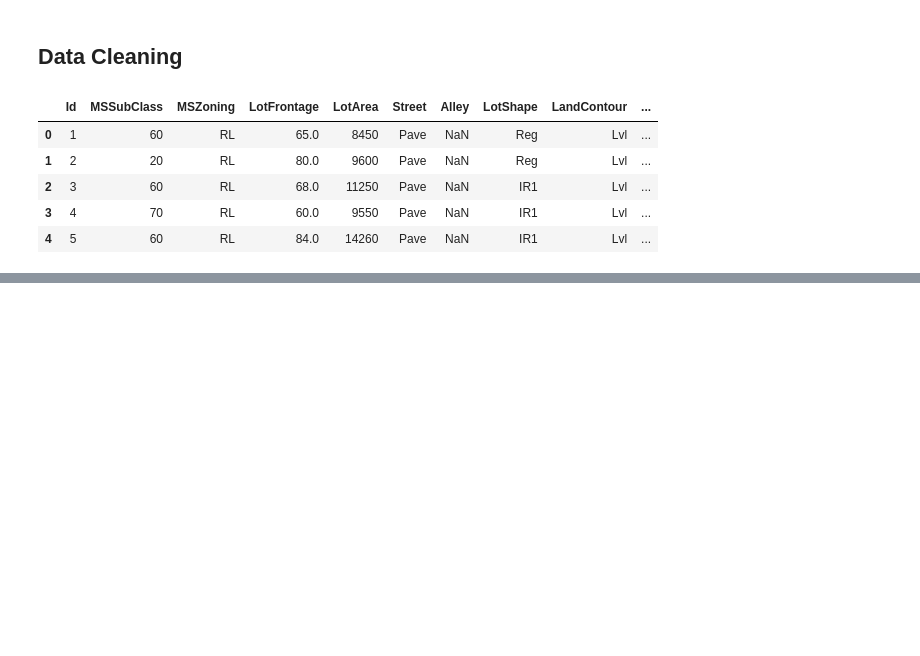
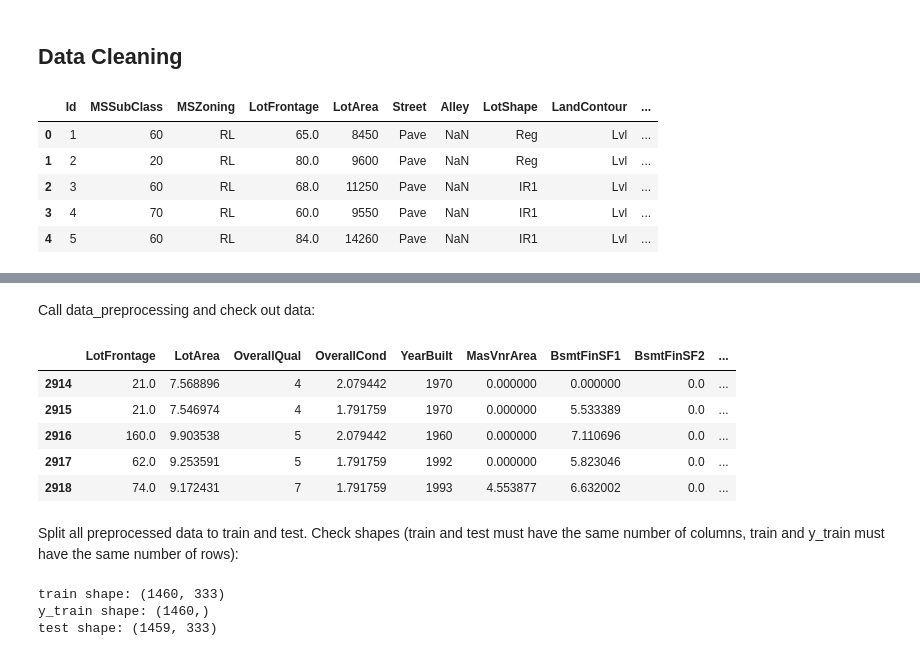
Before and after one commit to anomalytheorem/PracticeMachineLearning, a Jupyter notebook: notebooks/sklearn_homesales.ipynb, the cells around one changed output, grey strips where cells are left out. Drawn from its saved outputs; the diff is of its cells as text; code cells hidden in the pictures; blank space fills up the shorter version.

```diff
--- a/notebooks/sklearn_homesales.ipynb
+++ b/notebooks/sklearn_homesales.ipynb
@@ -238,0 +419,13 @@ df_train.head()
+# %%
+def data_preprocessing(X):
+
+    # From Data Cleaning section
+    clean(X)
+    log_transform(X)
+
+    # From Feature Engineering section
+    drop_uninformative(X)
+    counts(X)
+    math_transform(X)
+    X = encode_features(X)
+    return X
@@ -238,0 +434,33 @@ df_train.head()
+# %%
+# Save shapes
+ntrain = train.shape[0]
+ntest = test.shape[0]
+
+# Here we take log transformed values from df_train to set a train target
+y = df_train.SalePrice.values
+
+# Create new dataset to preprocess data:
+df_new = pd.concat((train, test)).reset_index(drop=True)
+df_new.drop(['SalePrice'], axis=1, inplace=True)
+# %% [markdown]
+Call data_preprocessing and check out data:
+# %%
+all_data = data_preprocessing(df_new)
+all_data.tail()
+# %% [output]
+|  | LotFrontage | LotArea | OverallQual | OverallCond | YearBuilt | MasVnrArea | BsmtFinSF1 | BsmtFinSF2 | ... |
+| 2914 | 21.0 | 7.568896 | 4 | 2.079442 | 1970 | 0.000000 | 0.000000 | 0.0 | ... |
+| 2915 | 21.0 | 7.546974 | 4 | 1.791759 | 1970 | 0.000000 | 5.533389 | 0.0 | ... |
+| 2916 | 160.0 | 9.903538 | 5 | 2.079442 | 1960 | 0.000000 | 7.110696 | 0.0 | ... |
+| 2917 | 62.0 | 9.253591 | 5 | 1.791759 | 1992 | 0.000000 | 5.823046 | 0.0 | ... |
+| 2918 | 74.0 | 9.172431 | 7 | 1.791759 | 1993 | 4.553877 | 6.632002 | 0.0 | ... |
+# %% [markdown]
+Split all preprocessed data to train and test. Check shapes (train and test must have the same number of columns, train and y_train must have the same number of rows):
+# %%
+train = all_data[:ntrain]
+test = all_data[ntrain:]
+print(f"train shape: {train.shape}\ny_train shape: {y.shape}\ntest shape: {test.shape}")
+# %% [output]
+train shape: (1460, 333)
+y_train shape: (1460,)
+test shape: (1459, 333)
```
Also changed, not shown: parts of 39 cells of this notebook.
